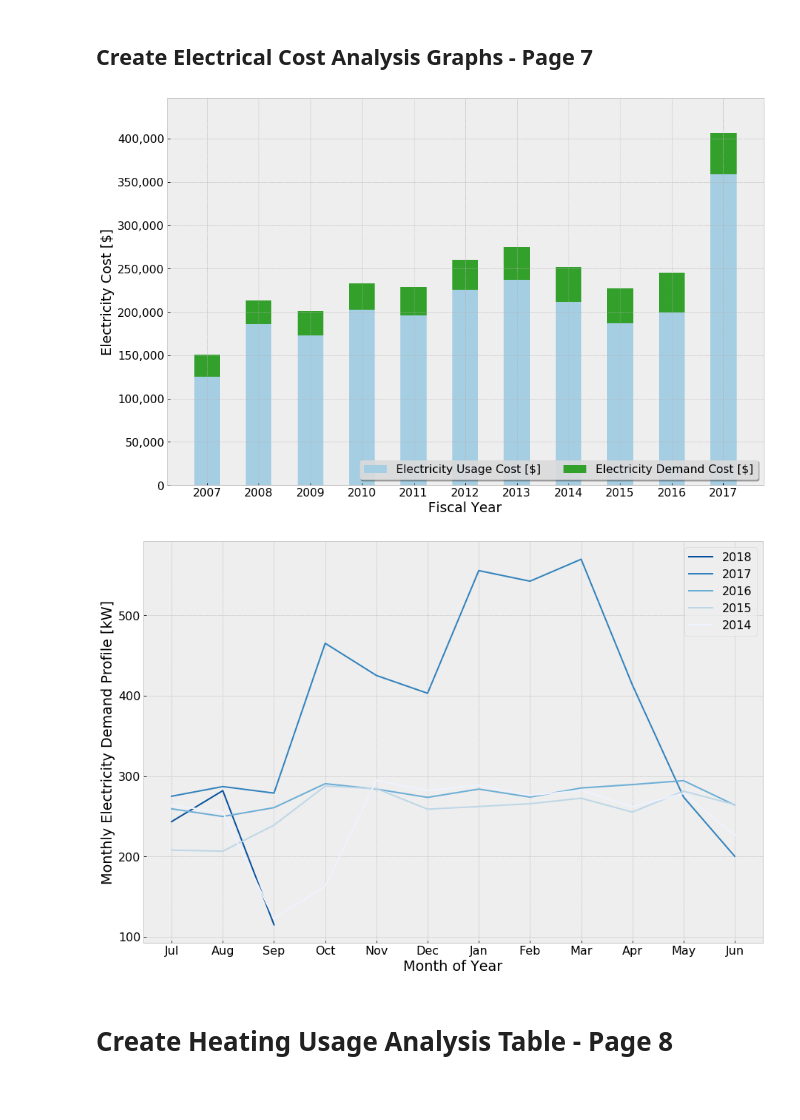
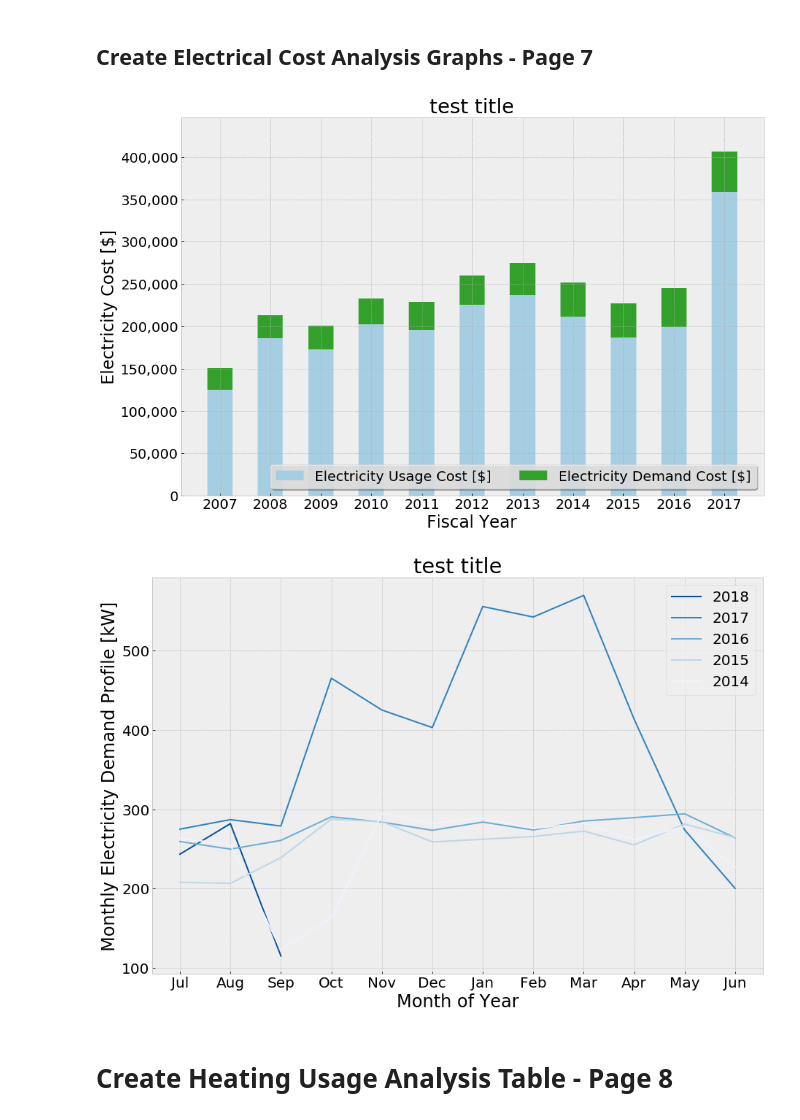
Before and after one commit to alanmitchell/fnsb-benchmark, a Jupyter notebook: testing/utility_dashboard_data.ipynb, the cells around one changed output. Saved outputs shown, nothing was run; the diff lists cells and outputs as text; code cells hidden in the pictures; blank space fills up the shorter version.

```diff
--- a/testing/utility_dashboard_data.ipynb
+++ b/testing/utility_dashboard_data.ipynb
@@ -637,16 +623,16 @@ renamed_use_and_cost = electric_use_and_cost.rename(columns={'kwh_cost':'Electri
                                                             'kw_avg_cost':'Electricity Demand Cost [$]'})
 gu.create_stacked_bar(renamed_use_and_cost.reset_index(), 'fiscal_year', ['Electricity Usage Cost [$]',
                                                                           'Electricity Demand Cost [$]'],
-                      'Electricity Cost [$]', p7g1_filename)
+                      'Electricity Cost [$]', "test title", p7g1_filename)
 # %% [output]
-[figure, old version]
+[figure, new version]
 # %%
 # Create Monthly Profile of Electricity Demand
 p7g2_filename, p7g2_url = gu.graph_filename_url(site, "monthly_electricity_demand_profile")
 gu.create_monthly_profile(electric_pivot_monthly, 'kW', 'Monthly Electricity Demand Profile [kW]', 'blue',
-                          p7g2_filename)
+                          "test title", p7g2_filename)
 # %% [output]
-[figure, old version]
+[figure, new version]
 # %%
 # Convert df to dictionary
 electric_cost_rows = bu.df_to_dictionaries(electric_use_and_cost)
```
Also changed, not shown: parts of 16 cells of this notebook, 4 other files.
